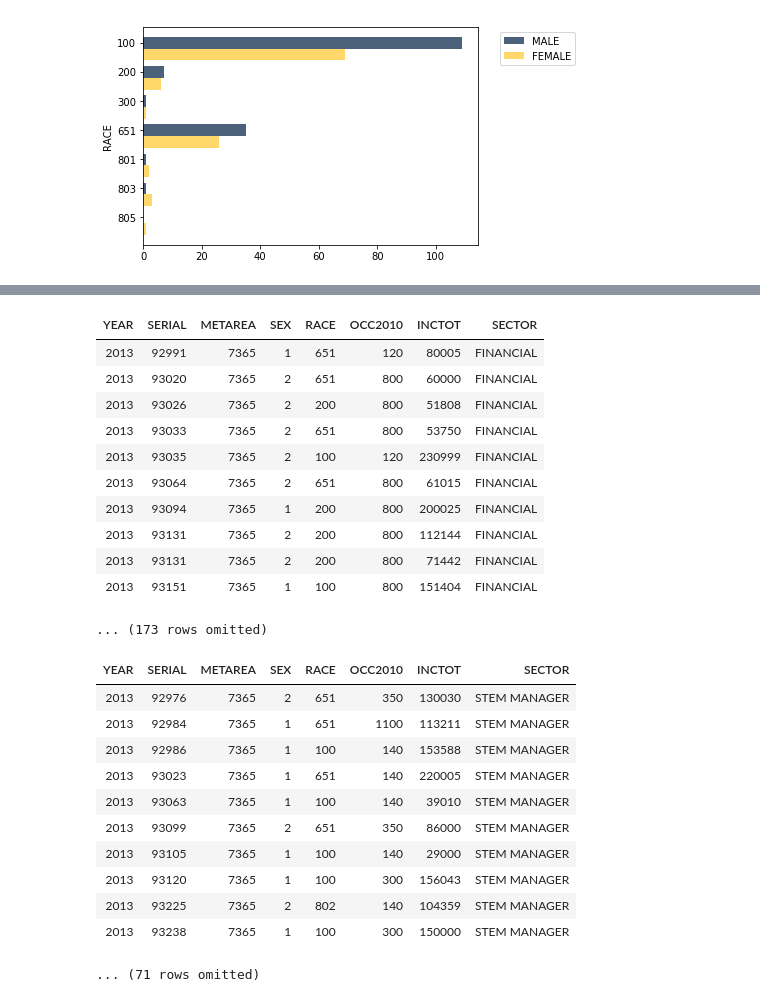
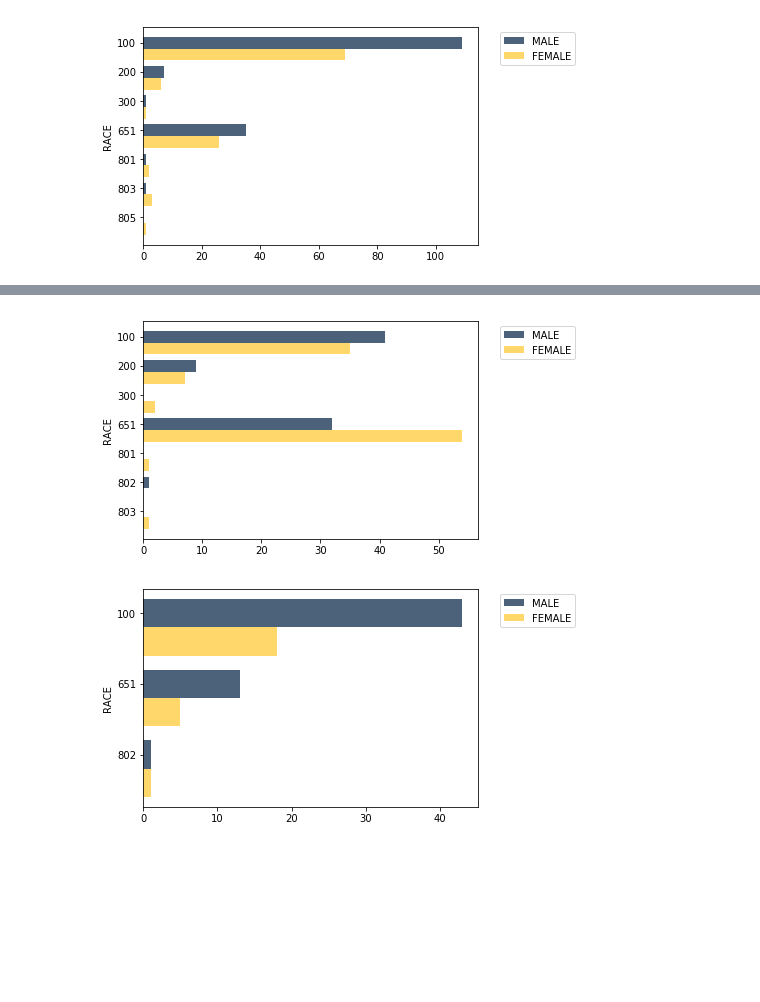
Before and after one commit to ds-modules/GWS-131, a Jupyter notebook: bay_area.ipynb, the cells around one changed output, grey strips where cells are left out. Saved outputs shown, nothing was run; the diff lists cells and outputs as text; code cells hidden in the pictures; blank space fills up the shorter version.

```diff
--- a/bay_area.ipynb
+++ b/bay_area.ipynb
@@ -232,32 +207,12 @@ service_jobs.scatter("INCTOT", "RACE")
-# %%
-financial_jobs=with_sector.where("SECTOR", are.equal_to("FINANCIAL"))
-financial_jobs
-# %% [output]
-| YEAR | SERIAL | METAREA | SEX | RACE | OCC2010 | INCTOT | SECTOR |
-| 2013 | 92991 | 7365 | 1 | 651 | 120 | 80005 | FINANCIAL |
-| 2013 | 93020 | 7365 | 2 | 651 | 800 | 60000 | FINANCIAL |
-| 2013 | 93026 | 7365 | 2 | 200 | 800 | 51808 | FINANCIAL |
-| 2013 | 93033 | 7365 | 2 | 651 | 800 | 53750 | FINANCIAL |
-| 2013 | 93035 | 7365 | 2 | 100 | 120 | 230999 | FINANCIAL |
-| 2013 | 93064 | 7365 | 2 | 651 | 800 | 61015 | FINANCIAL |
-| 2013 | 93094 | 7365 | 1 | 200 | 800 | 200025 | FINANCIAL |
-| 2013 | 93131 | 7365 | 2 | 200 | 800 | 112144 | FINANCIAL |
-| 2013 | 93131 | 7365 | 2 | 200 | 800 | 71442 | FINANCIAL |
-| 2013 | 93151 | 7365 | 1 | 100 | 800 | 151404 | FINANCIAL |
-... (173 rows omitted)
+# %%
+financial_jobs = with_sector.where("SECTOR", are.equal_to("FINANCIAL")).drop("INCTOT", "SECTOR", "METAREA", "SERIAL","YEAR","OCC2010")
+financial_jobs = financial_jobs.pivot("SEX", "RACE").relabel("1", "MALE"). relabel("2", "FEMALE")
+financial_jobs.barh('RACE')
+# %% [output]
+[figure, added]
 # %%
-stemmanager_jobs=with_sector.where("SECTOR", are.equal_to("STEM MANAGER"))
-stemmanager_jobs
+stemmanager_jobs = with_sector.where("SECTOR", are.equal_to("STEM MANAGER")).drop("INCTOT", "SECTOR", "METAREA", "SERIAL","YEAR","OCC2010")
+stemmanager_jobs = stemmanager_jobs.pivot("SEX", "RACE").relabel("1", "MALE"). relabel("2", "FEMALE")
+stemmanager_jobs.barh('RACE')
 # %% [output]
-| YEAR | SERIAL | METAREA | SEX | RACE | OCC2010 | INCTOT | SECTOR |
-| 2013 | 92976 | 7365 | 2 | 651 | 350 | 130030 | STEM MANAGER |
-| 2013 | 92984 | 7365 | 1 | 651 | 1100 | 113211 | STEM MANAGER |
-| 2013 | 92986 | 7365 | 1 | 100 | 140 | 153588 | STEM MANAGER |
-| 2013 | 93023 | 7365 | 1 | 651 | 140 | 220005 | STEM MANAGER |
-| 2013 | 93063 | 7365 | 1 | 100 | 140 | 39010 | STEM MANAGER |
-| 2013 | 93099 | 7365 | 2 | 651 | 350 | 86000 | STEM MANAGER |
-| 2013 | 93105 | 7365 | 1 | 100 | 140 | 29000 | STEM MANAGER |
-| 2013 | 93120 | 7365 | 1 | 100 | 300 | 156043 | STEM MANAGER |
-| 2013 | 93225 | 7365 | 2 | 802 | 140 | 104359 | STEM MANAGER |
-| 2013 | 93238 | 7365 | 1 | 100 | 300 | 150000 | STEM MANAGER |
-... (71 rows omitted)
+[figure, added]
```
Also changed, not shown: parts of 12 cells of this notebook.
